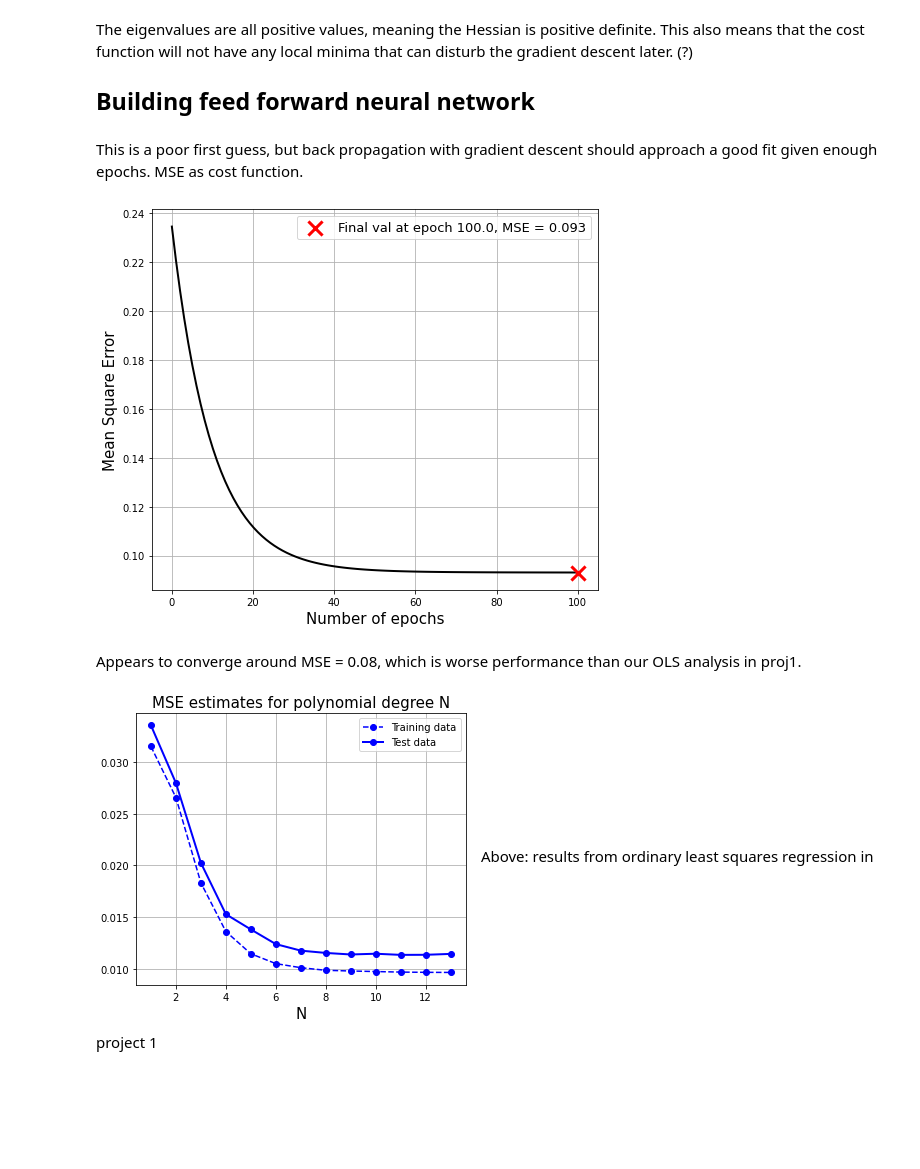
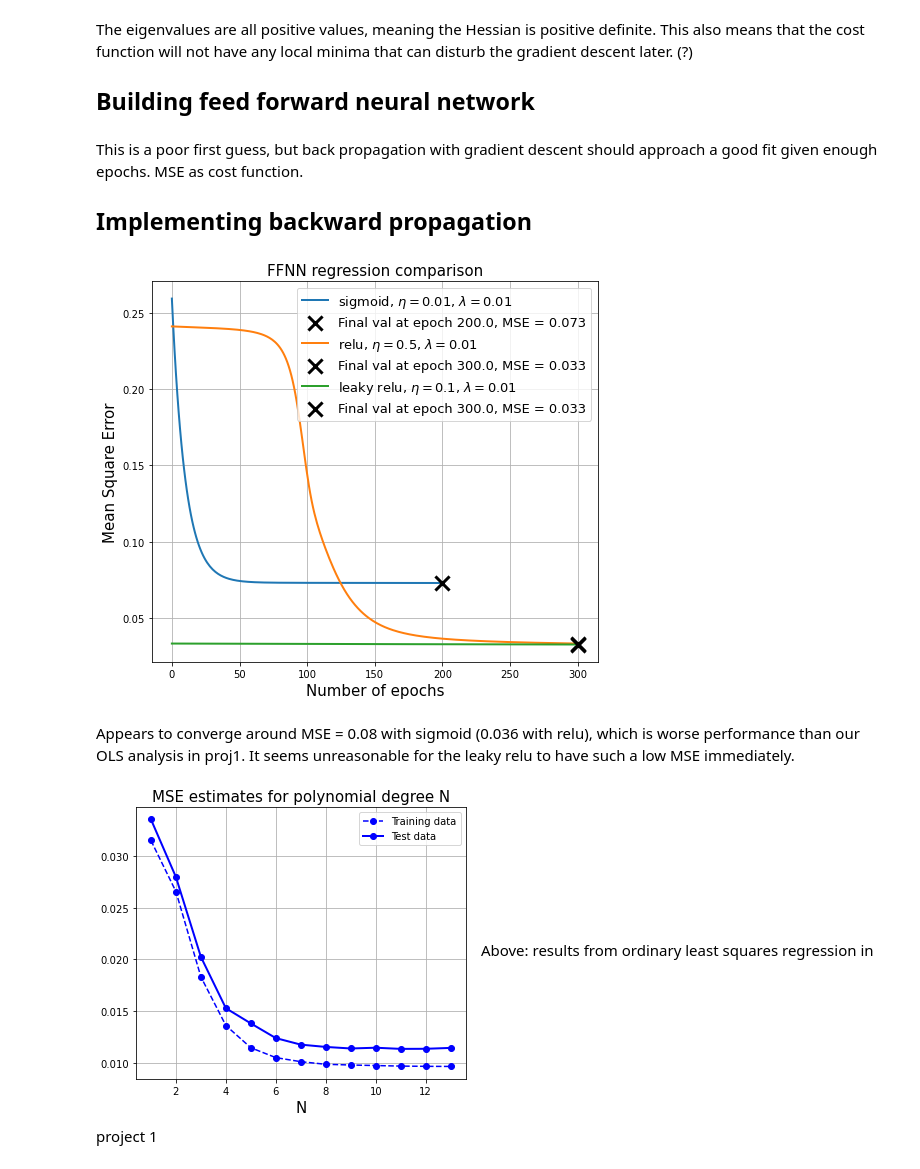
Before and after one commit to lassetotl/fys-stk, a Jupyter notebook: project 2/FFNN_Backprop_BC.ipynb, the cells around one changed output. Cells and saved outputs as stored; diff of their text form; code cells hidden in the pictures; blank space fills up the shorter version.

```diff
--- a/project 2/FFNN_Backprop_BC.ipynb
+++ b/project 2/FFNN_Backprop_BC.ipynb
@@ -106,19 +118,36 @@ def sigmoid(x):
         return z/(1+z)
 sigmoid = np.vectorize(sigmoid)
 
+# a = 0.01 represents 'leaky relu'
+# a = 0 represents standard RELU
+def RELU(x, a = 0.01): #
+    if x < 0:
+        return a*(np.exp(x) - 1)
+    else:
+        return x
+RELU = np.vectorize(RELU)
+
+
 # implement if statement for different activation
-def feed_forward(X): # modified for regression
+# activation inputs: 'sigmoid', 'relu', 'leaky relu'
+def feed_forward(X, activation = 'sigmoid'): # modified for regression
     # weighted sum of inputs to the hidden layer
     z_h = np.matmul(X, hidden_weights)
     # activation in the hidden layer
-    a_h = sigmoid(z_h)
+    if activation == 'sigmoid':
+        a_h = sigmoid(z_h)
+    elif activation == 'leaky relu':
+        a_h = RELU(z_h)
+    elif activation == 'relu':
+        a_h = RELU(z_h, a = 0)
 
     # weighted sum of inputs to the output layer
     z_o = np.matmul(a_h, output_weights)
-
     return a_h, z_o
 # %% [markdown]
 This is a poor first guess, but back propagation with gradient descent should approach a good fit given enough epochs. MSE as cost function.
+
+## Implementing backward propagation
 # %%
 ## Back propagation (also borrowed from lecture notes)
 ## Continue until cost function converges
@@ -181,20 +215,23 @@ for i in range(epochs):
-# %%
-# Evaluate
-#MSE_NN = MSE(z_train, outputs)
-epoch = np.linspace(0, epochs, epochs)
-
-## Plotting MSE for each epoch
-fig = plt.figure(figsize = (8, 7))
-plt.xlabel('Number of epochs', fontsize = 15)
-plt.ylabel('Mean Square Error', fontsize = 15)
-plt.plot(epoch, MSE_NN, 'k', lw = 2)
-plt.scatter(epoch[-1], MSE_NN[-1], color = 'r', marker = 'x', lw = 3, s = 200,
-            zorder = 2, label = f'Final val at epoch {epoch[-1]}, MSE = {round(MSE_NN[-1], 3)}')
-plt.grid(1); plt.legend(prop={'size': 13}); plt.show()
-# %% [output]
-[figure, removed]
+# %%
+# Runs with different activation functions
+
+
+## Plotting MSE for each epoch
+fig = plt.figure(figsize = (8, 7))
+plt.title('FFNN regression comparison', fontsize = 15)
+plt.xlabel('Number of epochs', fontsize = 15)
+plt.ylabel('Mean Square Error', fontsize = 15)
+
+#X, Y, activation function, epochs, learning rate, regularization constant
+e1, m1 = FFNN(X_train, z_train, 'sigmoid', 200, 0.01, 0.01)
+e2, m2 = FFNN(X_train, z_train, 'relu', 300, 0.5, 0.01)
+e3, m3 = FFNN(X_train, z_train, 'leaky relu', 300, 0.1, 0.01)
+
+plt.grid(1); plt.legend(prop={'size': 13}); plt.show()
+# %% [output]
+[figure, added]
 # %% [markdown]
-Appears to converge around MSE = 0.08, which is worse performance than our OLS analysis in proj1.
+Appears to converge around MSE = 0.08 with sigmoid (0.036 with relu), which is worse performance than our OLS analysis in proj1. It seems unreasonable for the leaky relu to have such a low MSE immediately.
 
 ![image.png](attachment:image.png)
 Above: results from ordinary least squares regression in project 1
```
Also changed, not shown: parts of 5 cells of this notebook.
